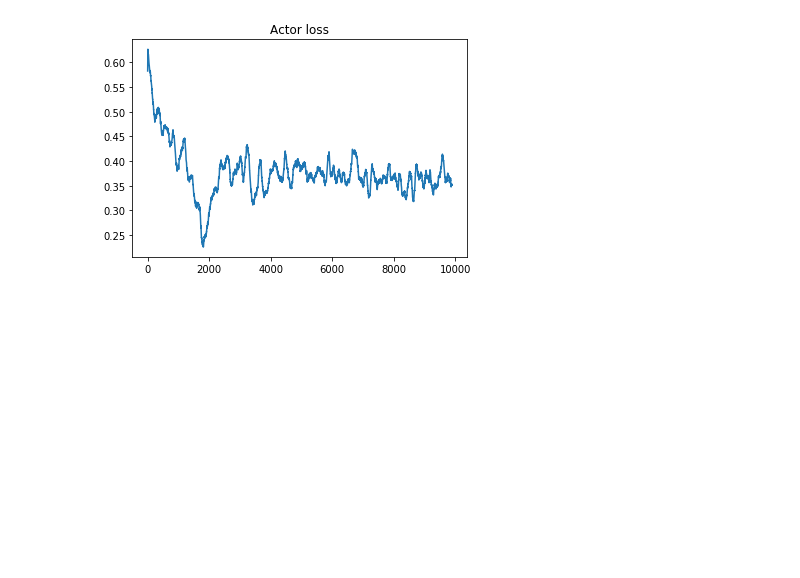
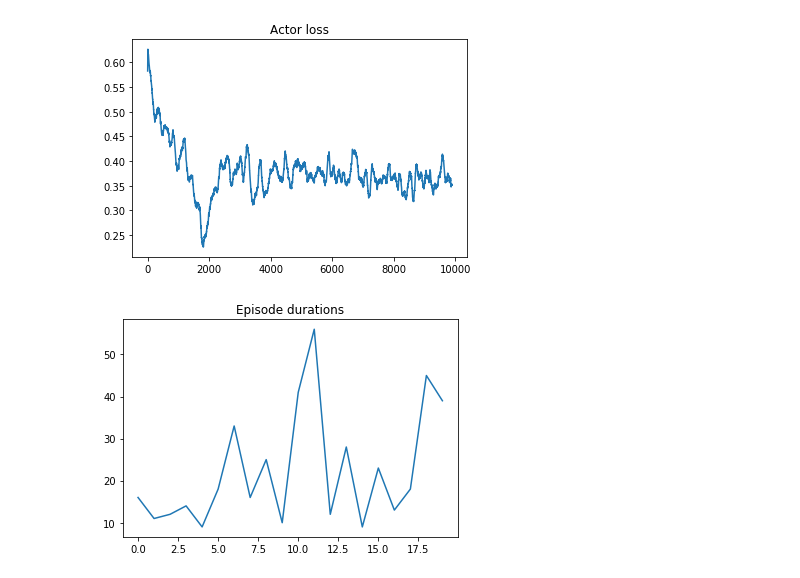
Before and after one commit to davide-belli/reinforcement-learning-labs-hws, a Jupyter notebook: lab2/lab2.ipynb, the cells around one changed output. Cells and saved outputs as stored; diff of their text form; code cells hidden in the pictures; blank space fills up the shorter version.

```diff
--- a/lab2/lab2.ipynb
+++ b/lab2/lab2.ipynb
@@ -935,7 +935,7 @@ print("CUDA:", torch.cuda.is_available())
 device = "cuda:0" if torch.cuda.is_available() else "cpu"
 policy = DeepPolicy().to(device=device)
 print(next(policy.parameters()).is_cuda)
-filename = 'weights.pt'
+filename = 'weights_reinforce.pt'
 
 if os.path.isfile(filename):
     print(f"Loading weights from {filename}")
@@ -970,7 +970,6 @@ else:
     torch.save({
         # You can add more here if you need, e.g. critic
         'policy': policy.state_dict(),  # Always save weights rather than objects
-#         'critic': critic.state_dict(),  # Always save weights rather than objects
     },
     filename)
 
@@ -1385,7 +1384,30 @@ for e in envs:
     e.close()
 # %%
 def bonus_get_action(x):
-    return policy(x.to(device=device)).multinomial(1)[:, 0]
+    return policy(x.to(device=device)).exp().multinomial(1)[:, 0]
+# %%
+seed = 42
+episode_durations = []
+for i in range(20):  # Not too many since it may take forever to render
+    test_env = CartPoleRawEnv()
+    test_env.seed(seed + i)
+    state = test_env.reset()
+    done = False
+    steps = 0
+    while not done:
+        steps += 1
+        with torch.no_grad():
+            action = bonus_get_action(state).item()
+        state, reward, done, _ = test_env.step(action)
+    episode_durations.append(steps)
+    test_env.close()
+
+#REMOVED THE SMOOTHING SINCE HERE THERE ARE ONLY 20 EPISODES
+plt.plot(episode_durations)
+plt.title('Episode durations')
+plt.show()
+# %% [output]
+[figure, added]
 # %%
 seed = 42
 episode_durations = []
```
Also changed, not shown: parts of 1 cell of this notebook.
